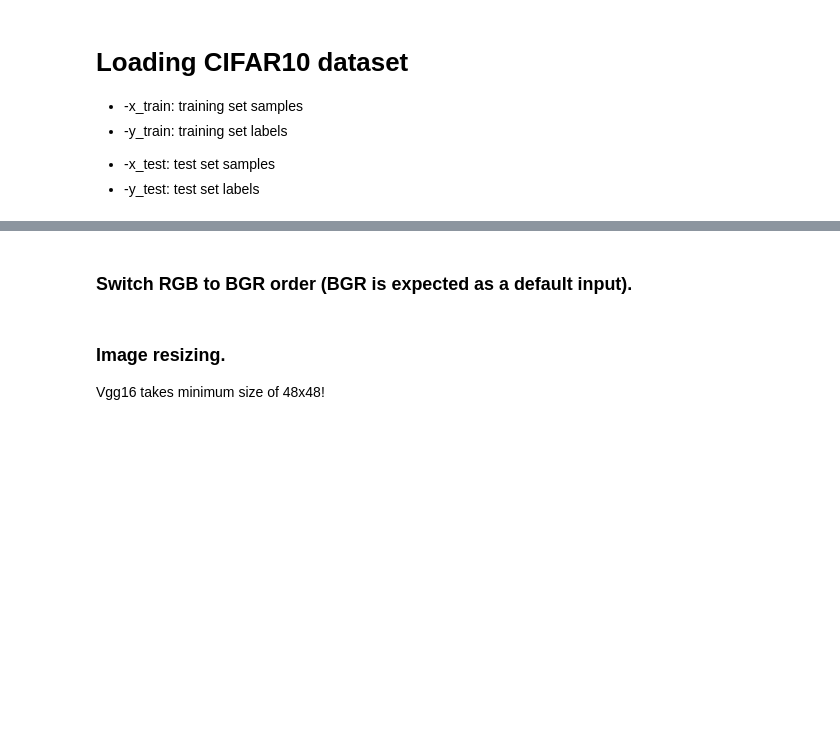
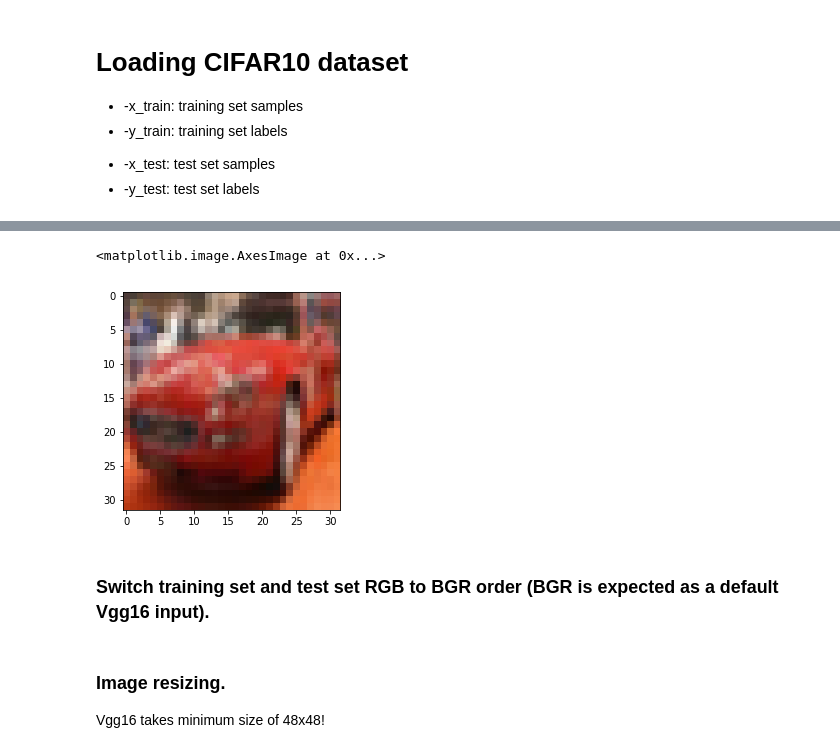
Before and after one commit to 5bastian/Transfer-learning-in-Vgg16, a Jupyter notebook: TransferLearning_Vgg16_CIFAR10.ipynb, the cells around one changed output, grey strips where cells are left out. Drawn from its saved outputs; the diff is of its cells as text; code cells hidden in the pictures; blank space fills up the shorter version.

```diff
--- a/TransferLearning_Vgg16_CIFAR10.ipynb
+++ b/TransferLearning_Vgg16_CIFAR10.ipynb
@@ -30 +41,6 @@ Downloading data from http://www.cs.toronto.edu/~kriz/cifar-10-python.tar.gz
+# %%
+x_test_vgg = np.zeros((10000,IMG_SIZE,IMG_SIZE,3))
+
+for i in range(10000):
+    x_test_vgg[i] = transform.resize(x_test[i], (IMG_SIZE, IMG_SIZE), order=0, preserve_range=True)
 # %% [markdown]
@@ -32,2 +75,5 @@ Downloading data from http://www.cs.toronto.edu/~kriz/cifar-10-python.tar.gz
+# %%
+x_train = np.concatenate((x_train_vgg, x_train_vgg_rot), axis=0)
+y_train = np.concatenate((y_train, y_train), axis=0)
 # %%
 print (x_train.shape)
@@ -34,4 +84,10 @@ print (x_train.shape)
+# %%
+single_image = x_train[50005:50006]
+plt.imshow(single_image[0])
+# %% [output]
+<matplotlib.image.AxesImage at 0x...>
+[figure, added]
 # %% [markdown]
-### Switch RGB to BGR order (BGR is expected as a default input).
+### Switch training set and test set RGB to BGR order (BGR is expected as a default Vgg16 input).
 # %%
 x_train = x_train.astype('float32')
```
Also changed, not shown: parts of 33 cells of this notebook.
